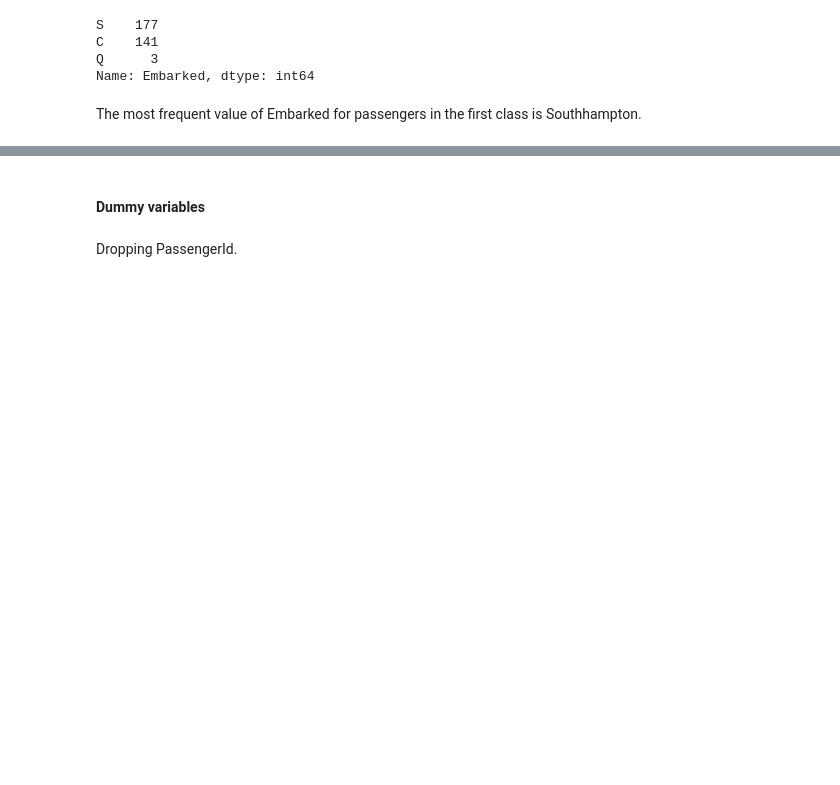
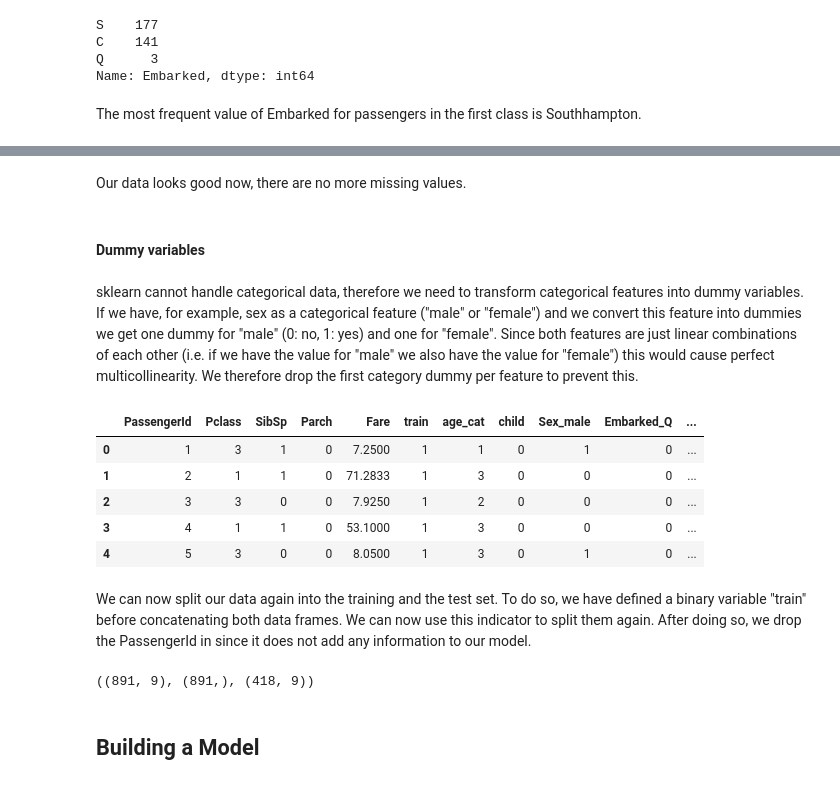
Before and after one commit to tlary/Kaggle_Titanic, a Jupyter notebook: Titanic.ipynb, the cells around one changed output, grey strips where cells are left out. Drawn from its saved outputs; the diff is of its cells as text; code cells hidden in the pictures; blank space fills up the shorter version.

```diff
--- a/Titanic.ipynb
+++ b/Titanic.ipynb
@@ -484,2 +490,4 @@ data = data.drop("Age", axis=1)
+# %%
+data = data.drop("Fare", axis=1)
 # %% [markdown]
 #### Family Size SibSp + ParCh
@@ -485,0 +496,3 @@ data = data.drop("Age", axis=1)
+# %%
+data["family_size"] = data["SibSp"] + data["Parch"] + 1
+data.family_size.value_counts()
@@ -485,0 +503,2 @@ data = data.drop("Age", axis=1)
+# %%
+data = data.drop(["SibSp", "Parch"], axis=1)
@@ -510,4 +536,4 @@ data[data["Fare"].isnull()]
 # %% [markdown]
 The observation missing the Fare data belongs to the third class and was embarked in Southhampton. We will therefore impute the missing with the mean Fare of passengers from the third class embarked in Southhampton. Since we have seen before that the fares are systematically lower for male passengers we also take into account that the passenger with the missing fare value is male.
 # %%
-data[data["Fare"].isnull()] = np.mean(data["Fare"].loc[(data["Pclass"] == 3) & (data["Embarked"] == "S") & (data["Sex"] == "male")])
+data.loc[data["Fare"].isnull(), "Fare"] = np.mean(data["Fare"].loc[(data["Pclass"] == 3) & (data["Embarked"] == "S") & (data["Sex"] == "male")])
@@ -543,5 +572,30 @@ train          0
 dtype: int64
+# %% [markdown]
+Our data looks good now, there are no more missing values.
 # %% [markdown]
 #### Dummy variables
-# %% [markdown]
-Dropping PassengerId.
+# %% [markdown]
+sklearn cannot handle categorical data, therefore we need to transform categorical features into dummy variables. If we have, for example, sex as a categorical feature ("male" or "female") and we convert this feature into dummies we get one dummy for "male" (0: no, 1: yes) and one for "female". Since both features are just linear combinations of each other (i.e. if we have the value for "male" we also have the value for "female") this would cause perfect multicollinearity. We therefore drop the first category dummy per feature to prevent this.
+# %%
+data = pd.get_dummies(data, drop_first=True)
+data.head()
+# %% [output]
+|  | PassengerId | Pclass | SibSp | Parch | Fare | train | age_cat | child | Sex_male | Embarked_Q | ... |
+| 0 | 1 | 3 | 1 | 0 | 7.2500 | 1 | 1 | 0 | 1 | 0 | ... |
+| 1 | 2 | 1 | 1 | 0 | 71.2833 | 1 | 3 | 0 | 0 | 0 | ... |
+| 2 | 3 | 3 | 0 | 0 | 7.9250 | 1 | 2 | 0 | 0 | 0 | ... |
+| 3 | 4 | 1 | 1 | 0 | 53.1000 | 1 | 3 | 0 | 0 | 0 | ... |
+| 4 | 5 | 3 | 0 | 0 | 8.0500 | 1 | 3 | 0 | 1 | 0 | ... |
+# %% [markdown]
+We can now split our data again into the training and the test set. To do so, we have defined a binary variable "train" before concatenating both data frames. We can now use this indicator to split them again. After doing so, we drop the PassengerId in since it does not add any information to our model.
+# %%
+X = data[data["train"]==1]
+X = X.drop("PassengerId", axis=1)
+test = data[data["train"]==0]
+ID = test.PassengerID # saving the test set PassengerId for submission file
+test = test.drop("PassengerId", axis=1)
+X.shape, y.shape, test.shape
+# %% [output]
+((891, 9), (891,), (418, 9))
+# %% [markdown]
+## Building a Model
```
Also changed, not shown: parts of 13 cells of this notebook.
